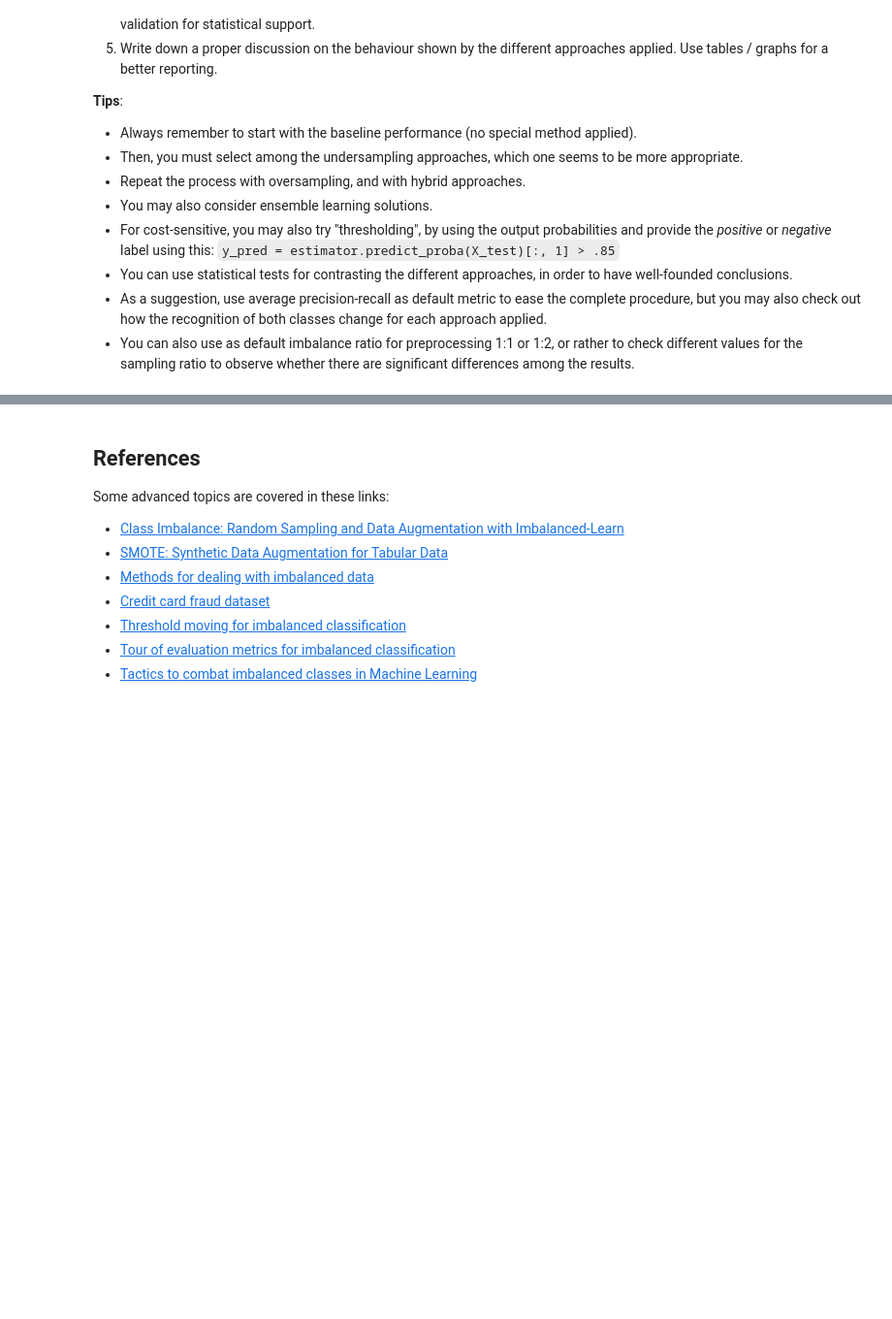
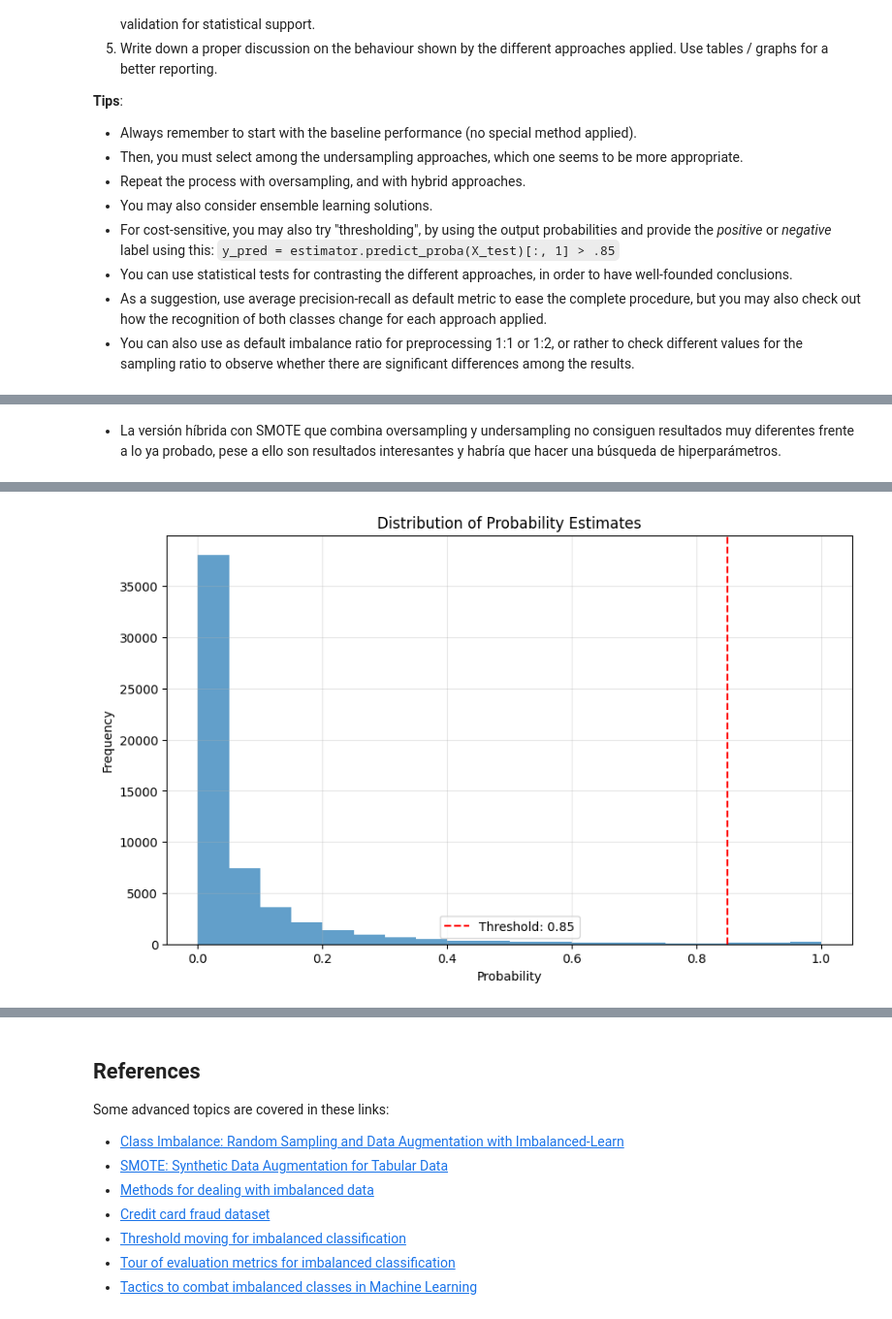
Before and after one commit to Migue8gl/DataScienceMaster, a Jupyter notebook: mineria_de_datos_aspectos_avanzados/labs/[MDAA]_Lab3_Imbalanced_Classification.ipynb, the cells around one changed output, grey strips where cells are left out. Shown at 97% size. Drawn from its saved outputs; the diff is of its cells as text; code cells hidden in the pictures; blank space fills up the shorter version.

```diff
--- a/mineria_de_datos_aspectos_avanzados/labs/[MDAA]_Lab3_Imbalanced_Classification.ipynb
+++ b/mineria_de_datos_aspectos_avanzados/labs/[MDAA]_Lab3_Imbalanced_Classification.ipynb
@@ -522,0 +577,16 @@ Now it is your turn to check whether you have understood the nature of the imbal
+# %%
+from sklearn.model_selection import train_test_split
+from sklearn.preprocessing import StandardScaler
+
+# Split between data and labels to create train test partitions
+data = df.drop(columns=["Class"])
+labels = df["Class"]
+X_train, X_test, y_train, y_test = train_test_split(
+    data, labels, test_size=0.2, random_state=42, stratify=labels
+)
+
+# Scale features
+scaler = StandardScaler()
+scaler.fit(X_train)
+X_train = scaler.transform(X_train)
+X_test = scaler.transform(X_test)
@@ -522,0 +1084,61 @@ Now it is your turn to check whether you have understood the nature of the imbal
+# %% [markdown]
+- La versión híbrida con SMOTE que combina oversampling y undersampling no consiguen resultados muy diferentes frente a lo ya probado, pese a ello son resultados interesantes y habría que hacer una búsqueda de hiperparámetros.
+# %%
+from sklearn.linear_model import LogisticRegression
+from sklearn.model_selection import cross_val_score
+from sklearn.metrics import (
+    make_scorer, accuracy_score, precision_score, recall_score, f1_score,
+)
+import numpy as np
+import matplotlib.pyplot as plt
+
+
+# Create a calibrated SVC that can output probabilities
+clf = LogisticRegression(solver="liblinear", class_weight="balanced")
+
+scoring = {
+    "accuracy": make_scorer(accuracy_score),
+    "precision": make_scorer(precision_score, zero_division=0),
+    "recall": make_scorer(recall_score, zero_division=0),
+    "f1": make_scorer(f1_score, zero_division=0),
+}
+
+cv_results = {
+    metric: cross_val_score(clf, X_train, y_train, cv=5, scoring=scoring[metric])
+    for metric in scoring
+}
+
+print("Cross-validation results on training data:")
+for metric, scores in cv_results.items():
+    print(f"{metric.capitalize()}: {np.mean(scores):.3f} ± {np.std(scores):.3f}")
+
+clf.fit(X_train, y_train)
+
+# Get probability estimates
+y_proba = clf.predict_proba(X_test)[:, 1]
+
+# Apply threshold of 0.85 to get predictions
+threshold = 0.85
+y_pred = (y_proba >= threshold).astype(int)
+
+test_results = {
+    "accuracy": accuracy_score(y_test, y_pred),
+    "precision": precision_score(y_test, y_pred, zero_division=0),
+    "recall": recall_score(y_test, y_pred, zero_division=0),
+    "f1": f1_score(y_test, y_pred, zero_division=0)
+}
+
+print("\nTest data results:")
+for metric, score in test_results.items():
+    print(f"{metric.capitalize()}: {score:.3f}")
+
+
+plt.figure(figsize=(10, 6))
+plt.hist(y_proba, bins=20, alpha=0.7)
+plt.axvline(x=threshold, color='r', linestyle='--', label=f'Threshold: {threshold}')
+plt.xlabel('Probability')
+plt.ylabel('Frequency')
+plt.title('Distribution of Probability Estimates')
+plt.legend()
+plt.grid(True, alpha=0.3)
+# %% [output]
@@ -522,0 +1156 @@ Now it is your turn to check whether you have understood the nature of the imbal
+[figure, added]
```
Also changed, not shown: parts of 39 cells of this notebook, 4 other files.
